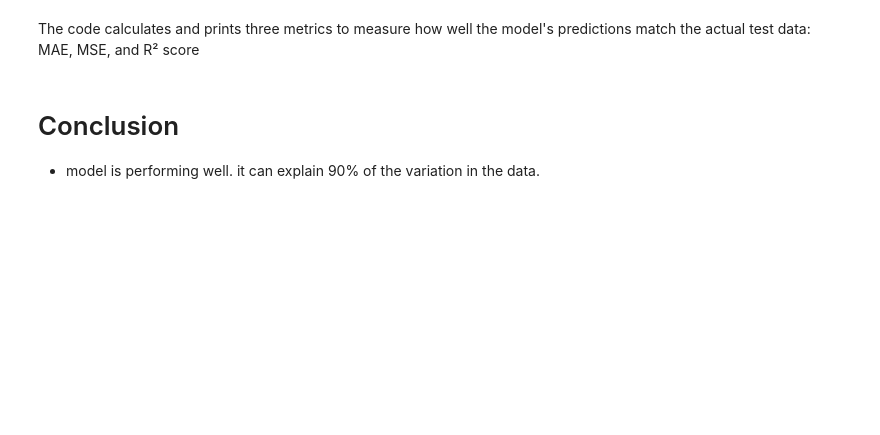
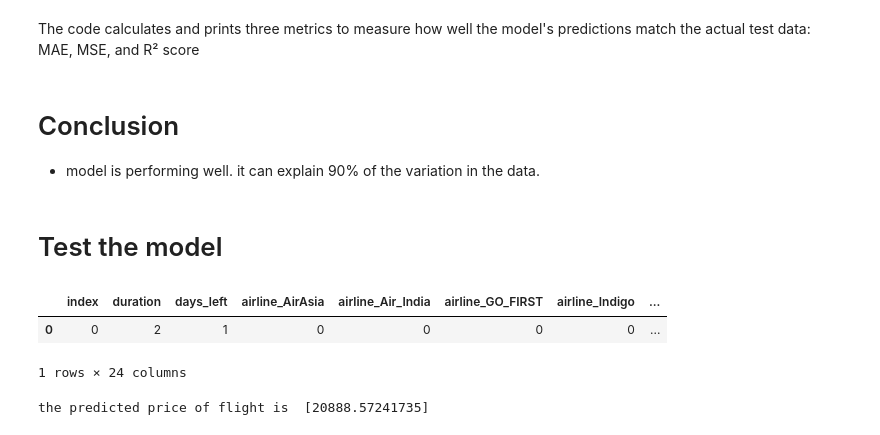
Before and after one commit to yawhatev/project, a Jupyter notebook: fair_project.ipynb, the cells around one changed output. Cells and saved outputs as stored; diff of their text form; code cells hidden in the pictures; blank space fills up the shorter version.

Commit message:
model and test

```diff
--- a/fair_project.ipynb
+++ b/fair_project.ipynb
@@ -798,3 +798,5 @@ The code calculates and prints three metrics to measure how well the model's pre
 # %% [markdown]
 # Conclusion
 - model is performing well. it can explain 90% of the variation in the data.
+# %% [markdown]
+# Test the model
@@ -800,0 +812,42 @@ The code calculates and prints three metrics to measure how well the model's pre
+# %%
+data = [{
+    'index': 0,
+    'duration': 2,
+    'days_left': 1,
+    'airline_AirAsia': 0,
+    'airline_Air_India': 0,
+    'airline_GO_FIRST': 0,
+    'airline_Indigo': 0,
+    'airline_SpiceJet': 1,
+    'airline_Vistara': 0,
+    'departure_time_Afternoon': 1,
+    'departure_time_Early_Morning': 0,
+    'departure_time_Evening': 0,
+    'departure_time_Late_Night': 0,
+    'departure_time_Morning': 0,
+    'departure_time_Night': 0,
+    'stops': 1,
+    'arrival_time_Afternoon': 0,
+    'arrival_time_Early_Morning': 0,
+    'arrival_time_Evening': 1,
+    'arrival_time_Late_Night': 0,
+    'arrival_time_Morning': 0,
+    'arrival_time_Night': 0,
+    'class_Business': 0,
+    'class_Economy': 1
+}]
+# Create DataFrame
+df = pd.DataFrame(data)
+
+# Display DataFrame
+df
+# %% [output]
+|  | index | duration | days_left | airline_AirAsia | airline_Air_India | airline_GO_FIRST | airline_Indigo | ... |
+| 0 | 0 | 2 | 1 | 0 | 0 | 0 | 0 | ... |
+1 rows × 24 columns
+# %%
+X_train_scaled = scaler.fit_transform(df)
+y_pred = model.predict(X_train_scaled)
+print("the predicted price of flight is ",y_pred)
+# %% [output]
+the predicted price of flight is  [20888.57241735]
```
Also changed, not shown: parts of 5 cells of this notebook, 1 other file.
